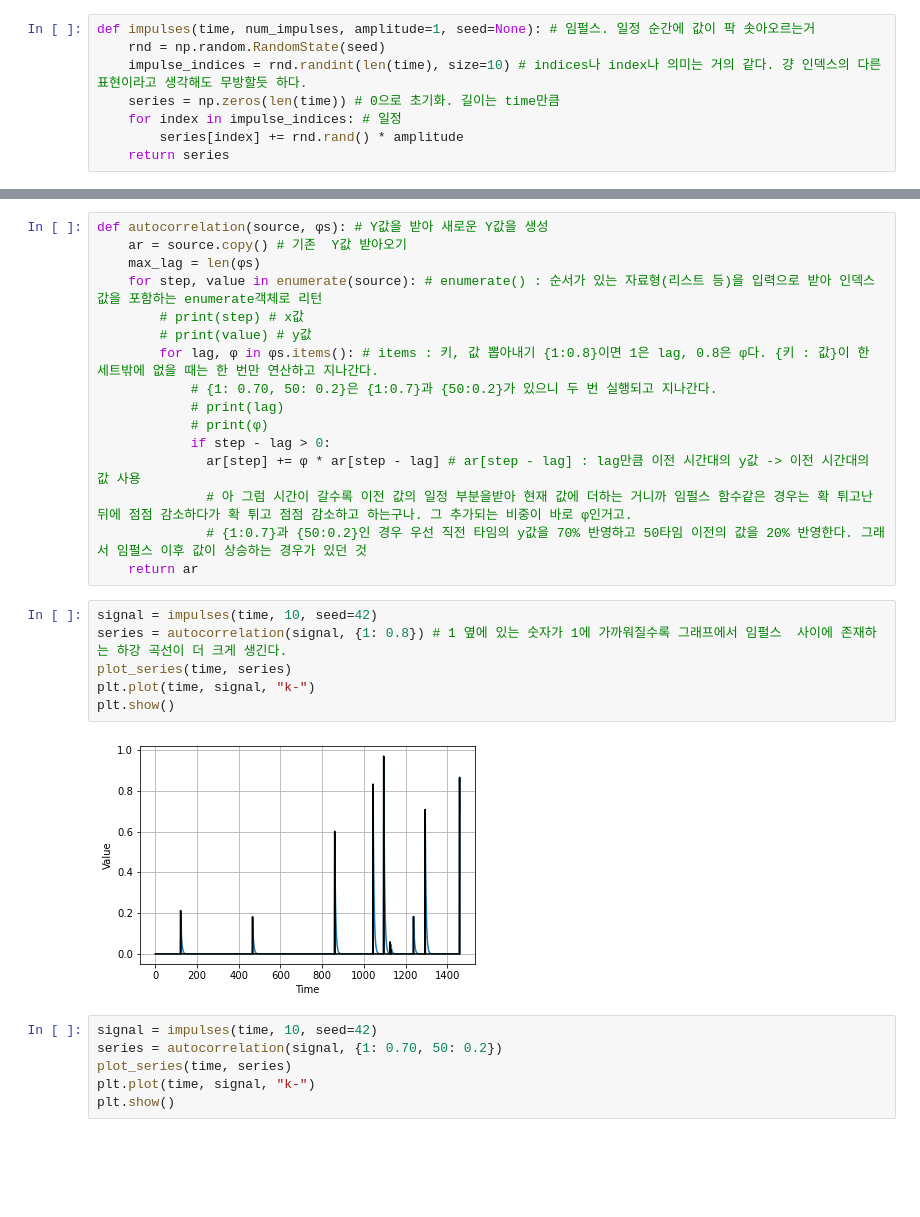
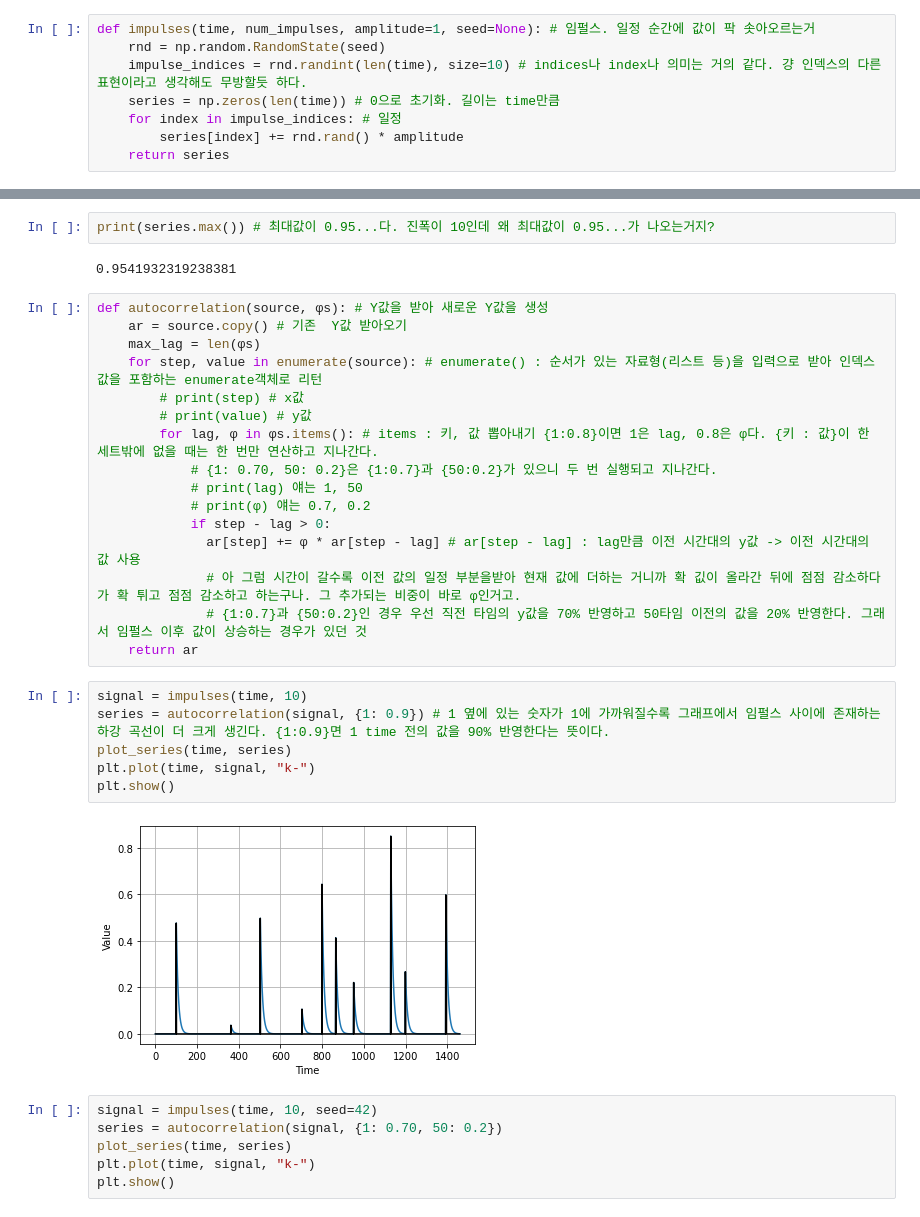
Before and after one commit to MinkyuKim26/dlaicourse, a Jupyter notebook: 코스4/S+P_Week_1_Lesson_2.ipynb, the cells around one changed output, grey strips where cells are left out. Drawn from its saved outputs; the diff is of its cells as text; blank space fills up the shorter version.

```diff
--- a/코스4/S+P_Week_1_Lesson_2.ipynb
+++ b/코스4/S+P_Week_1_Lesson_2.ipynb
@@ -192,3 +196,7 @@ plt.show()
+# %%
+print(series.max()) # 최대값이 0.95...다. 진폭이 10인데 왜 최대값이 0.95...가 나오는거지?
+# %% [output]
+0.9541932319238381
 # %%
 def autocorrelation(source, φs): # Y값을 받아 새로운 Y값을 생성
     ar = source.copy() # 기존  Y값 받아오기
@@ -198,21 +206,21 @@ def autocorrelation(source, φs): # Y값을 받아 새로운 Y값을 생성
         # print(value) # y값
         for lag, φ in φs.items(): # items : 키, 값 뽑아내기 {1:0.8}이면 1은 lag, 0.8은 φ다. {키 : 값}이 한 세트밖에 없을 때는 한 번만 연산하고 지나간다.
             # {1: 0.70, 50: 0.2}은 {1:0.7}과 {50:0.2}가 있으니 두 번 실행되고 지나간다.
-            # print(lag)
-            # print(φ)
+            # print(lag) 얘는 1, 50
+            # print(φ) 얘는 0.7, 0.2
             if step - lag > 0:
               ar[step] += φ * ar[step - lag] # ar[step - lag] : lag만큼 이전 시간대의 y값 -> 이전 시간대의 값 사용
-              # 아 그럼 시간이 갈수록 이전 값의 일정 부분을받아 현재 값에 더하는 거니까 임펄스 함수같은 경우는 확 튀고난 뒤에 점점 감소하다가 확 튀고 점점 감소하고 하는구나. 그 추가되는 비중이 바로 φ인거고.
+              # 아 그럼 시간이 갈수록 이전 값의 일정 부분을받아 현재 값에 더하는 거니까 확 깂이 올라간 뒤에 점점 감소하다가 확 튀고 점점 감소하고 하는구나. 그 추가되는 비중이 바로 φ인거고.
               # {1:0.7}과 {50:0.2}인 경우 우선 직전 타임의 y값을 70% 반영하고 50타임 이전의 값을 20% 반영한다. 그래서 임펄스 이후 값이 상승하는 경우가 있던 것
     return ar
 # %%
-signal = impulses(time, 10, seed=42)
-series = autocorrelation(signal, {1: 0.8}) # 1 옆에 있는 숫자가 1에 가까워질수록 그래프에서 임펄스  사이에 존재하는 하강 곡선이 더 크게 생긴다.
+signal = impulses(time, 10)
+series = autocorrelation(signal, {1: 0.9}) # 1 옆에 있는 숫자가 1에 가까워질수록 그래프에서 임펄스 사이에 존재하는 하강 곡선이 더 크게 생긴다. {1:0.9}면 1 time 전의 값을 90% 반영한다는 뜻이다.
 plot_series(time, series)
 plt.plot(time, signal, "k-")
 plt.show()
 # %% [output]
-[figure, old version]
+[figure, new version]
 # %%
 signal = impulses(time, 10, seed=42)
 series = autocorrelation(signal, {1: 0.70, 50: 0.2})
```
Also changed, not shown: parts of 17 cells of this notebook.
